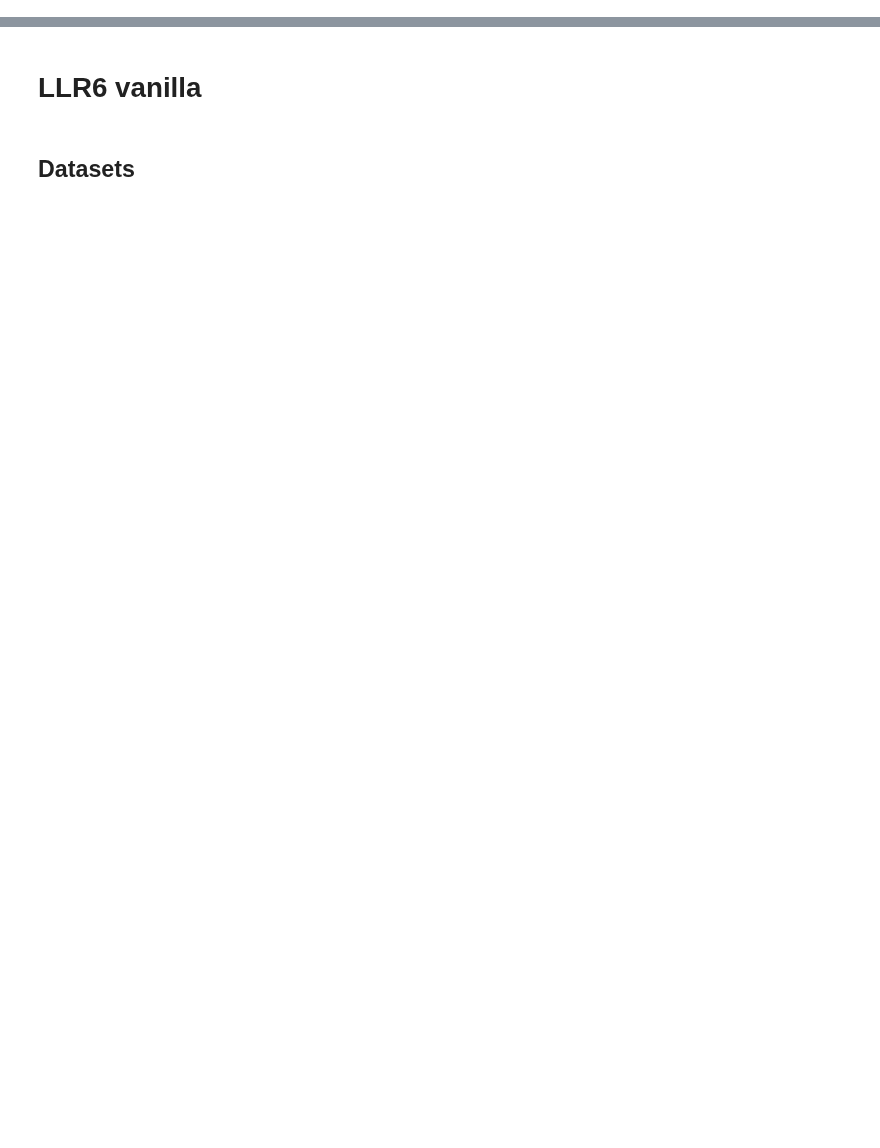
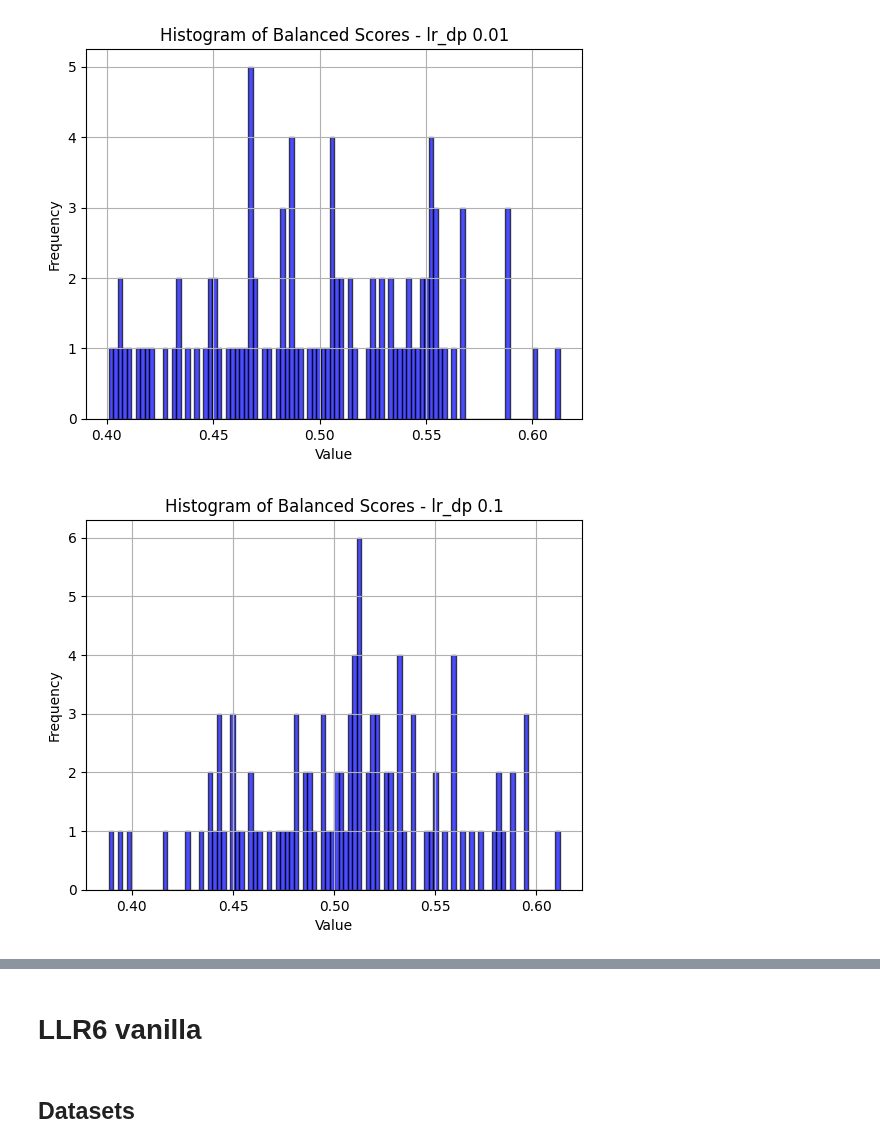
Before and after one commit to joserapa98/tns4loris, a Jupyter notebook: privacy/attacks.ipynb, the cells around one changed output, grey strips where cells are left out. Saved outputs shown, nothing was run; the diff lists cells and outputs as text; code cells hidden in the pictures; blank space fills up the shorter version.

```diff
--- a/privacy/attacks.ipynb
+++ b/privacy/attacks.ipynb
@@ -12,0 +60,31 @@ import torch
+# %%
+# vanilla
+scaler_type = 'standard'
+model_type = 'vanilla'
+
+epsilon_list = [0.01, 0.1, 1.0, 10.0, 100.0, float('inf')]
+for epsilon in epsilon_list:
+    data_dir = os.path.join(cwd, 'results', 'datasets', 'lr_dp',
+                            scaler_type, model_type, f'params_multilabel_{epsilon}.pt')
+    data = torch.load(data_dir, weights_only=True)
+
+    # mask = data['labels'][:, 0] == 1
+    mask = (data['labels'] == torch.tensor([1, 0, 0, 0, 0, 0, 0, 0, 0])).all(dim=1)
+    accs = data['bal_accs'][mask]
+    aucs = data['auc_scores'][mask]
+
+    # Plot histogram scores
+    # plt.hist(accs[:, -1].numpy(), bins=100, alpha=0.7,
+    #          color='blue', edgecolor='black')
+    plt.hist(accs[:, 0].numpy(), bins=100, alpha=0.7,
+             color='blue', edgecolor='black')
+    plt.xlabel("Value")
+    plt.ylabel("Frequency")
+    plt.title(f"Histogram of Balanced Scores - lr_dp {epsilon}")
+    plt.grid(True)
+
+    # Show plot
+    plt.show()
+# %% [output]
+[figure, added]
+[figure, added]
```
Also changed, not shown: parts of 16 cells of this notebook.
